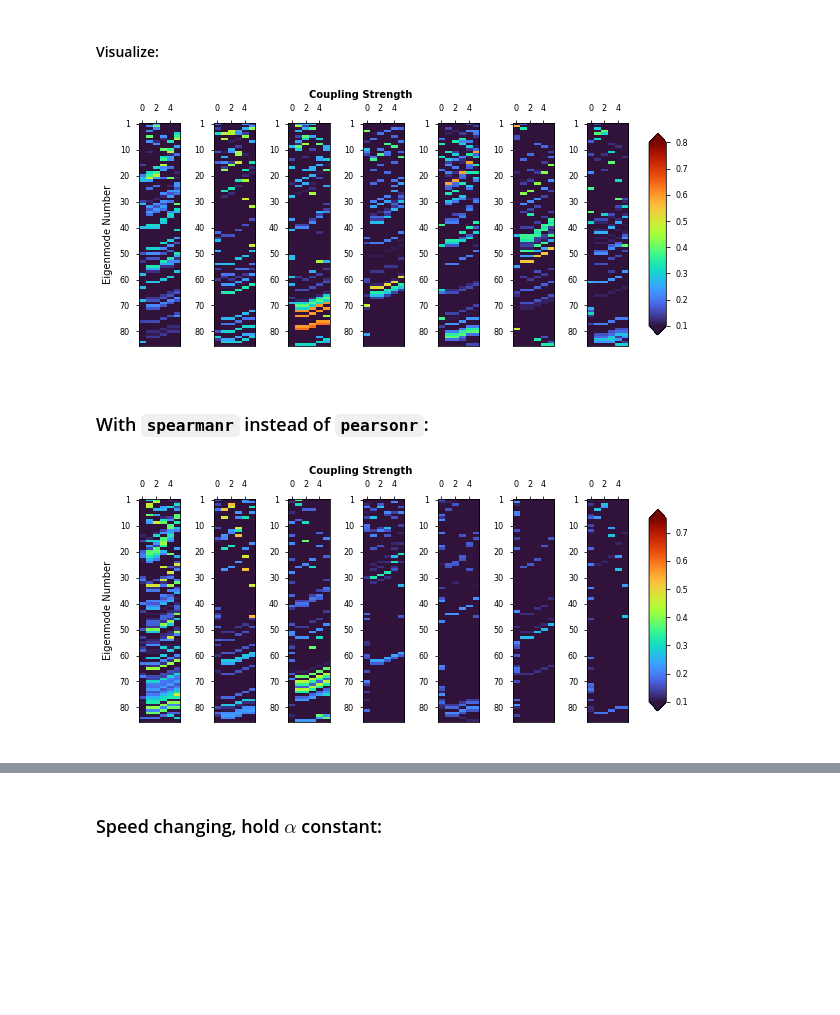
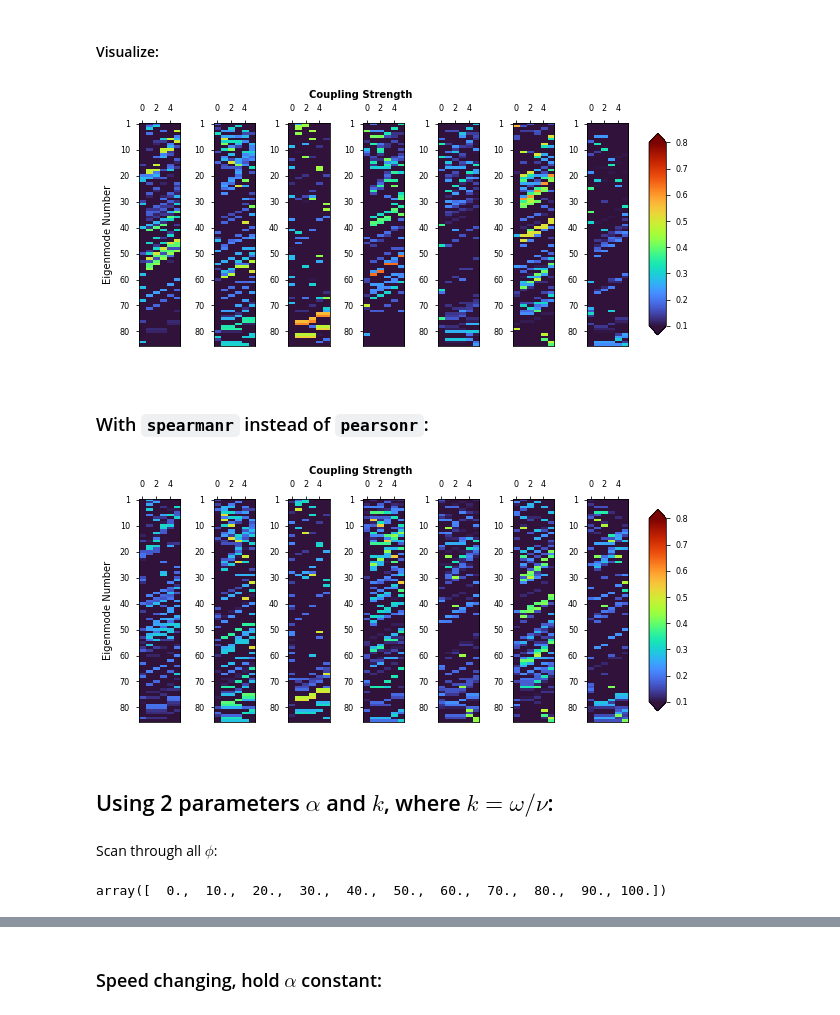
Before and after one commit to Raj-Lab-UCSF/spectrome, a Jupyter notebook: spectrome/notebooks/complex_laplacian/eigenmodes/HCP_correlation_eigenmodes.ipynb, the cells around one changed output, grey strips where cells are left out. Cells and saved outputs as stored; diff of their text form; code cells hidden in the pictures; blank space fills up the shorter version.

```diff
--- a/spectrome/notebooks/complex_laplacian/eigenmodes/HCP_correlation_eigenmodes.ipynb
+++ b/spectrome/notebooks/complex_laplacian/eigenmodes/HCP_correlation_eigenmodes.ipynb
@@ -48,7 +48,7 @@ alpha_brain.bi_symmetric_c()
 alpha_brain.reduce_extreme_dir()
 
 # parameters other than what's being scanned:
-current_phi = 10
+current_k = 25
 #f2w = np.abs(fvec - 10).argmin()  # 8th index = alpha ~10hz
 #w = 2 * np.pi * fvec[f2w]
 
@@ -57,7 +57,7 @@ alpha_corr = np.zeros((num_emode, num_fc, len(alpha_vec)))
 for avec in np.arange(0, len(alpha_vec)):
     alpha_brain.decompose_complex_laplacian(
         alpha = alpha_vec[avec],
-        phi = current_phi
+        k = current_k
     )
     alpha_corr[:,:,avec] = eigenmode.get_corr_df(alpha_brain.norm_eigenmodes, DK_df_normalized, method = 'pearson')
 # %% [markdown]
@@ -161,17 +161,16 @@ with plt.style.context('seaborn-paper'):
     plt.tight_layout()
     plt.savefig('figures/fig4/alpha.png', dpi = 300, bbox_inches = 'tight')
 # %% [output]
-[figure, old version]
+[figure, new version]
 # %% [markdown]
 ### With `spearmanr` instead of `pearsonr`:
 # %%
 ## Correlations:
 alpha_corr = np.zeros((num_emode, num_fc, len(alpha_vec)))
 for avec in np.arange(0, len(alpha_vec)):
-    alpha_brain.add_laplacian_eigenmodes(
-        w = w,
+    alpha_brain.decompose_complex_laplacian(
         alpha = alpha_vec[avec],
-        speed = current_speed
+        k = current_k
     )
     alpha_corr[:,:,avec] = eigenmode.get_corr_df(alpha_brain.norm_eigenmodes, DK_df_normalized, method = 'spearman')
 
@@ -243,31 +242,39 @@ with plt.style.context('seaborn-paper'):
     im.set_clim(0.1,dynamic_range)
 
     # Ventral
     im = im7.imshow(alpha_corr[:,5,:], vmin = 0, vmax = 1, cmap = turbo, aspect = 'auto')
     #im7.title.set_text('Ventral Attention')
     #im7.title.set_weight("bold")
     im7.xaxis.set_major_locator(plt.MultipleLocator(1.5))
     im7.xaxis.set_major_locator(plt.MaxNLocator(3))
     im7.set_xticklabels([0, 0, 2, 4])
     im7.set_yticklabels([0, 1, 10, 20, 30, 40, 50, 60, 70, 80])
     im7.xaxis.tick_top()
     im.set_clim(0.1,dynamic_range)
 
     plt.suptitle('Coupling Strength', fontsize = 10, fontweight = 'bold', y = 1)
     #plt.gca().suptitle.set_weight('bold')
 
     cbar_ax = alpha_corr_fig.add_axes([1, 0.15, 0.03, 0.7])
     cb = alpha_corr_fig.colorbar(im, cax = cbar_ax, extend = 'both')
     alpha_corr_fig.add_subplot(1,1,1, frameon = False)
     plt.tick_params(labelcolor='none', top='off', bottom='off', left='off', right='off')
     plt.grid(False)
     #plt.xlabel('Coupling Strength', fontsize = 10)
     #plt.gca().xaxis.set_label_position('top')
     plt.ylabel('Eigenmode Number', fontsize = 10)
     #plt.title('Coupling Strength', fontsize = 10)
     #plt.gca().title.set_weight('bold')
 
     plt.tight_layout()
     plt.savefig('figures/fig4/alpha_spearman.png', dpi = 300, bbox_inches = 'tight')
 # %% [output]
-[figure, old version]
+[figure, new version]
+# %% [markdown]
+## Using 2 parameters $\alpha$ and $k$, where $k = \omega/\nu$:
+# %% [markdown]
+Scan through all $\phi$:
+# %%
+np.linspace(0,100,11)
+# %% [output]
+array([  0.,  10.,  20.,  30.,  40.,  50.,  60.,  70.,  80.,  90., 100.])
```
Also changed, not shown: parts of 10 cells of this notebook, 4 other files.
